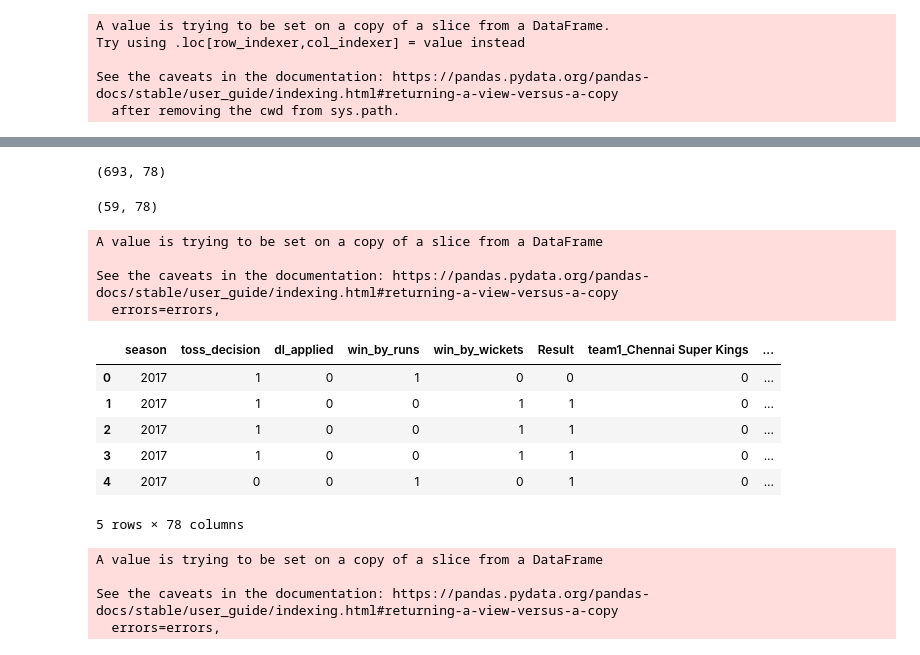
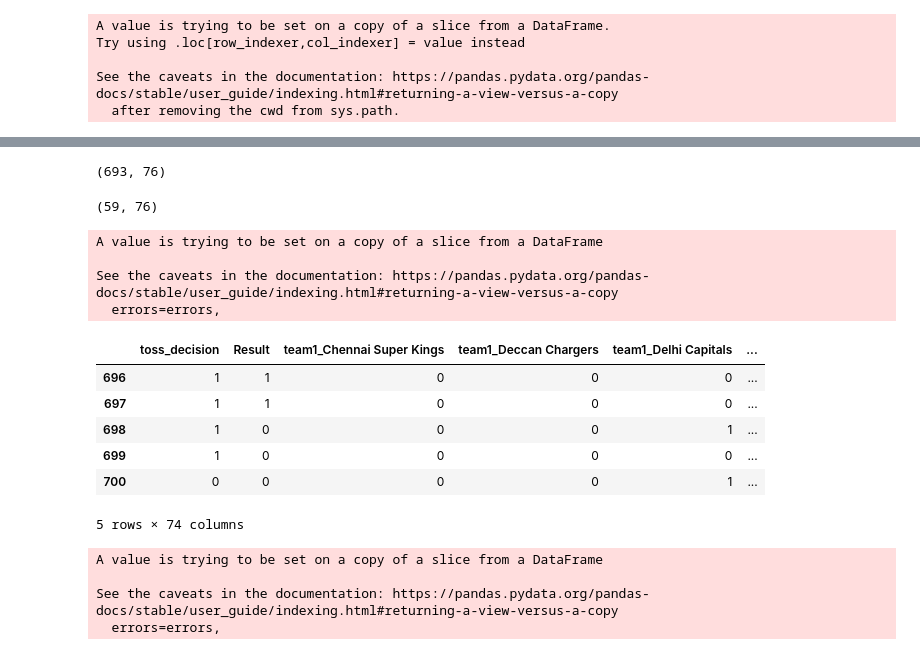
Before and after one commit to yashchaudhary28/IPLPrediction, a Jupyter notebook: IPL basic prediction.ipynb, the cells around one changed output, grey strips where cells are left out. Saved outputs shown, nothing was run; the diff lists cells and outputs as text; code cells hidden in the pictures.

```diff
--- a/IPL basic prediction.ipynb
+++ b/IPL basic prediction.ipynb
@@ -62,7 +62,7 @@ matches.shape
 # %% [output]
 (756, 18)
 # %%
-matches.drop(['umpire1', 'umpire2', 'umpire3', 'player_of_match', 'result'], axis = 1, inplace = True)
+matches.drop(['umpire1', 'umpire2', 'umpire3', 'player_of_match', 'result', 'win_by_runs', 'win_by_wickets'], axis = 1, inplace = True)
 # %%
 matches.dropna(inplace = True)
 # %%
@@ -122,10 +122,6 @@ matches.head()
 matches['Result'] = np.where(matches['toss_winner'] == matches['winner'], 1, 0)
 # %%
 matches['toss_decision'] = np.where(matches['toss_decision'] == 'bat', 0, 1)
-# %%
-matches['win_by_runs'] = np.where(matches['win_by_runs'] >= 1, 1, 0)
-# %%
-matches['win_by_wickets'] = np.where(matches['win_by_wickets'] >= 1, 1, 0)
 # %%
 matches.head()
 # %% [output]
@@ -214,28 +206,28 @@ train = matches[matches['season'] <= 2018]
 # %%
 train.shape
 # %% [output]
-(693, 78)
+(693, 76)
 # %%
 test = matches[matches['season'] == 2019]
 # %%
 test.shape
 # %% [output]
-(59, 78)
+(59, 76)
 # %%
-test.drop(['season'], axis = 1, inplace = True)
+test.drop(['season', 'dl_applied'], axis = 1, inplace = True)
 # %% [output]
 A value is trying to be set on a copy of a slice from a DataFrame
 
 See the caveats in the documentation: https://pandas.pydata.org/pandas-docs/stable/user_guide/indexing.html#returning-a-view-versus-a-copy
   errors=errors,
 # %%
-train.head()
+test.head()
 # %% [output]
-|  | season | toss_decision | dl_applied | win_by_runs | win_by_wickets | Result | team1_Chennai Super Kings | ... |
-| 0 | 2017 | 1 | 0 | 1 | 0 | 0 | 0 | ... |
-| 1 | 2017 | 1 | 0 | 0 | 1 | 1 | 0 | ... |
-| 2 | 2017 | 1 | 0 | 0 | 1 | 1 | 0 | ... |
-| 3 | 2017 | 1 | 0 | 0 | 1 | 1 | 0 | ... |
-| 4 | 2017 | 0 | 0 | 1 | 0 | 1 | 0 | ... |
+|  | toss_decision | Result | team1_Chennai Super Kings | team1_Deccan Chargers | team1_Delhi Capitals | ... |
+| 696 | 1 | 1 | 0 | 0 | 0 | ... |
+| 697 | 1 | 1 | 0 | 0 | 0 | ... |
+| 698 | 1 | 0 | 0 | 0 | 1 | ... |
+| 699 | 1 | 0 | 0 | 0 | 0 | ... |
+| 700 | 0 | 0 | 0 | 0 | 1 | ... |
-5 rows × 78 columns
+5 rows × 74 columns
 # %%
```
Also changed, not shown: parts of 133 cells of this notebook, 1 other file.
